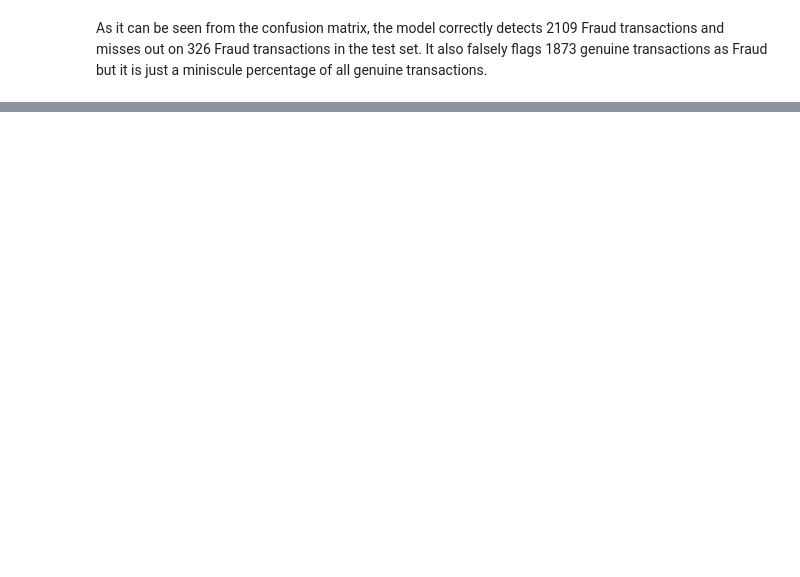
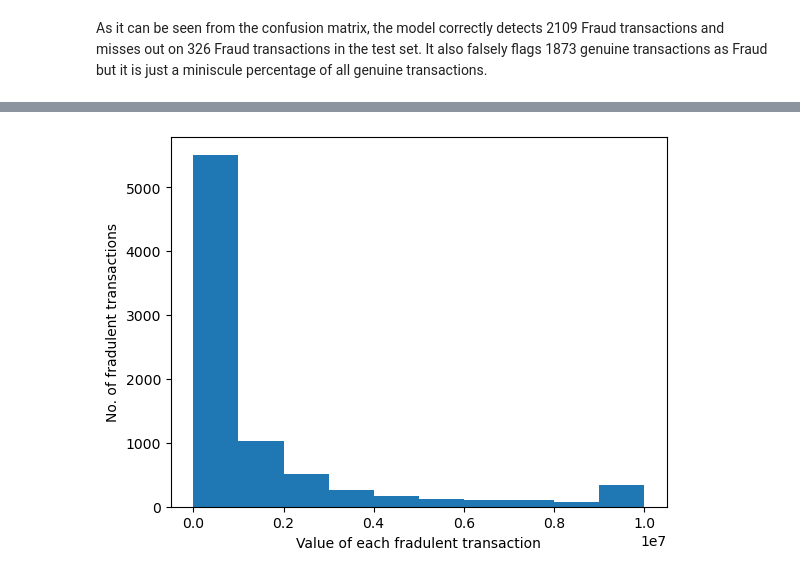
Before and after one commit to realshaktigupta/ML-Projects, a Jupyter notebook: fraud-detection.ipynb, the cells around one changed output, grey strips where cells are left out. Cells and saved outputs as stored; diff of their text form; code cells hidden in the pictures; blank space fills up the shorter version.

Commit message:
Kaggle Notebook | Detecting Fraud transactions with High Recall | Version 5

```diff
--- a/fraud-detection.ipynb
+++ b/fraud-detection.ipynb
@@ -310,0 +303,2 @@ array([0.20617244, 0.21620636, 0.06006894, 0.07808077, 0.0685918 ,
+# %%
+fraud1=pd.read_csv("/kaggle/working/Fraud.csv",usecols=["amount","isFraud","oldbalanceOrg","type"])
@@ -310,0 +314,15 @@ array([0.20617244, 0.21620636, 0.06006894, 0.07808077, 0.0685918 ,
+# %%
+payment_type=fraud1['type']
+amounts=fraud1['amount']
+oldbalanceOrig=fraud1['oldbalanceOrg']
+is_fraud=fraud1['isFraud']
+# %%
+fradulent_amounts=[]
+for i in [index for index,value in enumerate(is_fraud) if value == 1]:
+    fradulent_amounts+=[amounts[i]]
+plt.hist(fradulent_amounts)
+plt.xlabel("Value of each fradulent transaction")
+plt.ylabel("No. of fradulent transactions")
+plt.show()
+# %% [output]
+[figure, added]
```
Also changed, not shown: parts of 22 cells of this notebook.
